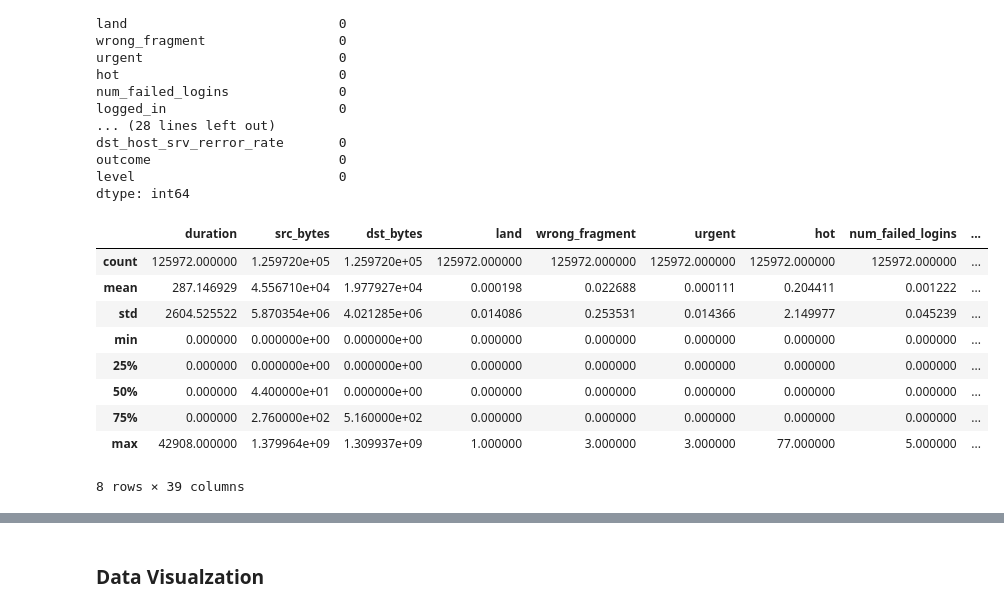
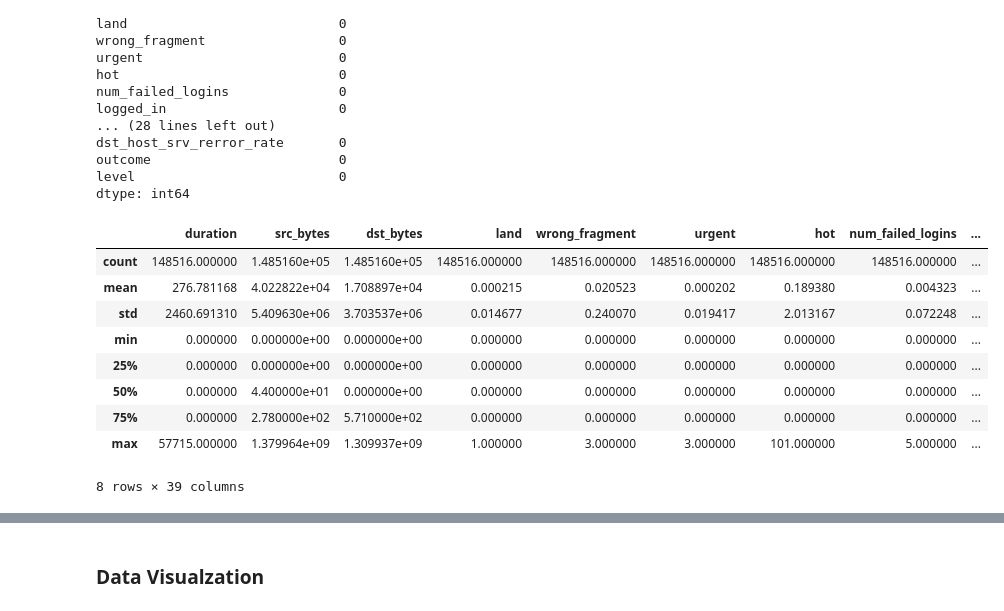
Before and after one commit to yassineboujrada/Intrusion_Detection_System_Analyze, a Jupyter notebook: IDS.ipynb, the cells around one changed output, grey strips where cells are left out. Cells and saved outputs as stored; diff of their text form; code cells hidden in the pictures.

```diff
--- a/IDS.ipynb
+++ b/IDS.ipynb
@@ -26 +35,3 @@ data_Test = pd.read_csv("./dataset/KDDTest+.txt")
+# %%
+df = pd.read_csv("./dataset/combined_dataSource.txt")
 # %%
@@ -55,0 +54,2 @@ data_Train.head(5)
+# %%
+df.columns = header_column
@@ -116,15 +134,15 @@ outcome                        0
 level                          0
 dtype: int64
 # %%
-data_Train.describe()
+df.describe()
 # %% [output]
 |  | duration | src_bytes | dst_bytes | land | wrong_fragment | urgent | hot | num_failed_logins | ... |
-| count | 125972.000000 | 1.259720e+05 | 1.259720e+05 | 125972.000000 | 125972.000000 | 125972.000000 | 125972.000000 | 125972.000000 | ... |
-| mean | 287.146929 | 4.556710e+04 | 1.977927e+04 | 0.000198 | 0.022688 | 0.000111 | 0.204411 | 0.001222 | ... |
-| std | 2604.525522 | 5.870354e+06 | 4.021285e+06 | 0.014086 | 0.253531 | 0.014366 | 2.149977 | 0.045239 | ... |
+| count | 148516.000000 | 1.485160e+05 | 1.485160e+05 | 148516.000000 | 148516.000000 | 148516.000000 | 148516.000000 | 148516.000000 | ... |
+| mean | 276.781168 | 4.022822e+04 | 1.708897e+04 | 0.000215 | 0.020523 | 0.000202 | 0.189380 | 0.004323 | ... |
+| std | 2460.691310 | 5.409630e+06 | 3.703537e+06 | 0.014677 | 0.240070 | 0.019417 | 2.013167 | 0.072248 | ... |
 | min | 0.000000 | 0.000000e+00 | 0.000000e+00 | 0.000000 | 0.000000 | 0.000000 | 0.000000 | 0.000000 | ... |
 | 25% | 0.000000 | 0.000000e+00 | 0.000000e+00 | 0.000000 | 0.000000 | 0.000000 | 0.000000 | 0.000000 | ... |
 | 50% | 0.000000 | 4.400000e+01 | 0.000000e+00 | 0.000000 | 0.000000 | 0.000000 | 0.000000 | 0.000000 | ... |
-| 75% | 0.000000 | 2.760000e+02 | 5.160000e+02 | 0.000000 | 0.000000 | 0.000000 | 0.000000 | 0.000000 | ... |
-| max | 42908.000000 | 1.379964e+09 | 1.309937e+09 | 1.000000 | 3.000000 | 3.000000 | 77.000000 | 5.000000 | ... |
+| 75% | 0.000000 | 2.780000e+02 | 5.710000e+02 | 0.000000 | 0.000000 | 0.000000 | 0.000000 | 0.000000 | ... |
+| max | 57715.000000 | 1.379964e+09 | 1.309937e+09 | 1.000000 | 3.000000 | 3.000000 | 101.000000 | 5.000000 | ... |
 8 rows × 39 columns
```
Also changed, not shown: parts of 55 cells of this notebook, 2 other files.
